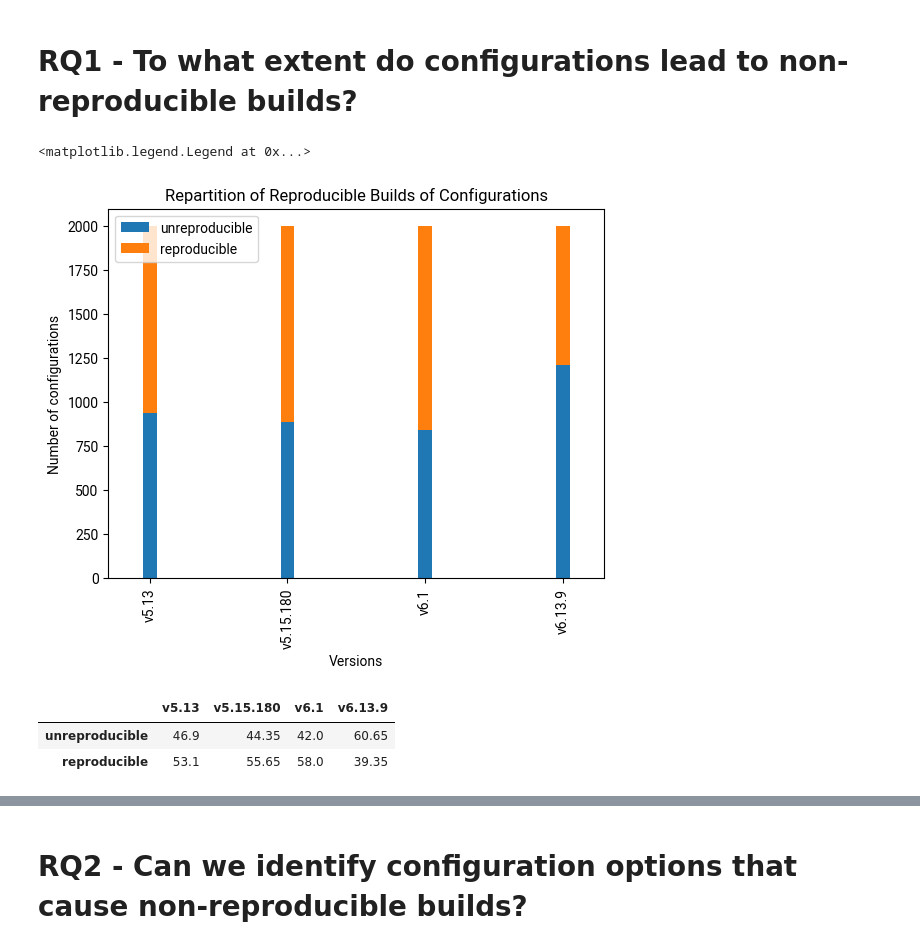
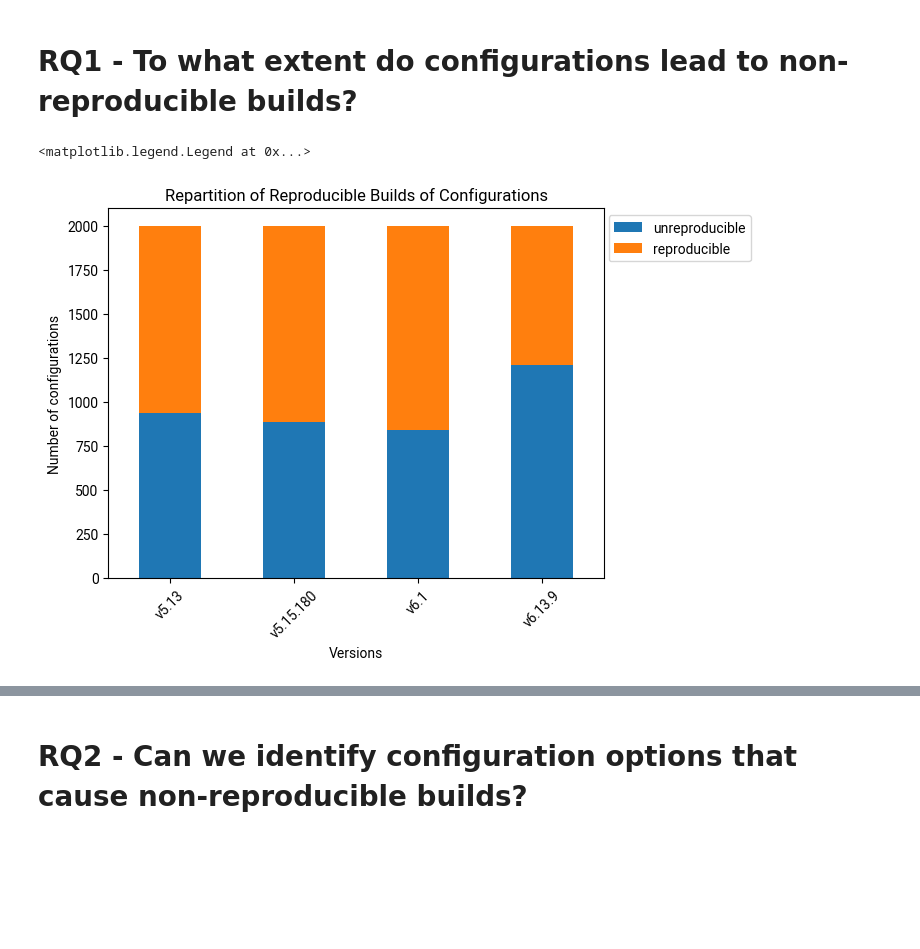
Before and after one commit to garandria/config-rb.data, a Jupyter notebook: emse.ipynb, the cells around one changed output, grey strips where cells are left out. Saved outputs shown, nothing was run; the diff lists cells and outputs as text; code cells hidden in the pictures; blank space fills up the shorter version.

Commit message:
fix & add percentage boxplot + mk_evolution for each version

```diff
--- a/emse.ipynb
+++ b/emse.ipynb
@@ -206,17 +206,14 @@ rq1df = pandas.read_csv("results/reproducibility.csv")\
                 .rename(index={False: "unreproducible",
                                True: "reproducible"})
 # %%
-rq1df.T.plot(kind="bar", stacked=True, width=.1)
+rq1df.T.plot(kind="bar", stacked=True)
 plt.xlabel("Versions")
+plt.xticks(rotation=45)
 plt.ylabel("Number of configurations")
 plt.title("Repartition of Reproducible Builds of Configurations")
-plt.legend(loc="upper left")
+plt.legend(loc="upper right", bbox_to_anchor=(1.31, 1),)
 # %% [output]
 <matplotlib.legend.Legend at 0x...>
-[figure, old version]
+[figure, new version]
 # %%
-rq1df.divide(rq1df.sum(axis=0), axis=1) * 100
+rq1df_percentage = rq1df.divide(rq1df.sum(axis=0), axis=1) * 100
-# %% [output]
-|  | v5.13 | v5.15.180 | v6.1 | v6.13.9 |
-| unreproducible | 46.9 | 44.35 | 42.0 | 60.65 |
-| reproducible | 53.1 | 55.65 | 58.0 | 39.35 |
```
Also changed, not shown: parts of 22 cells of this notebook.
